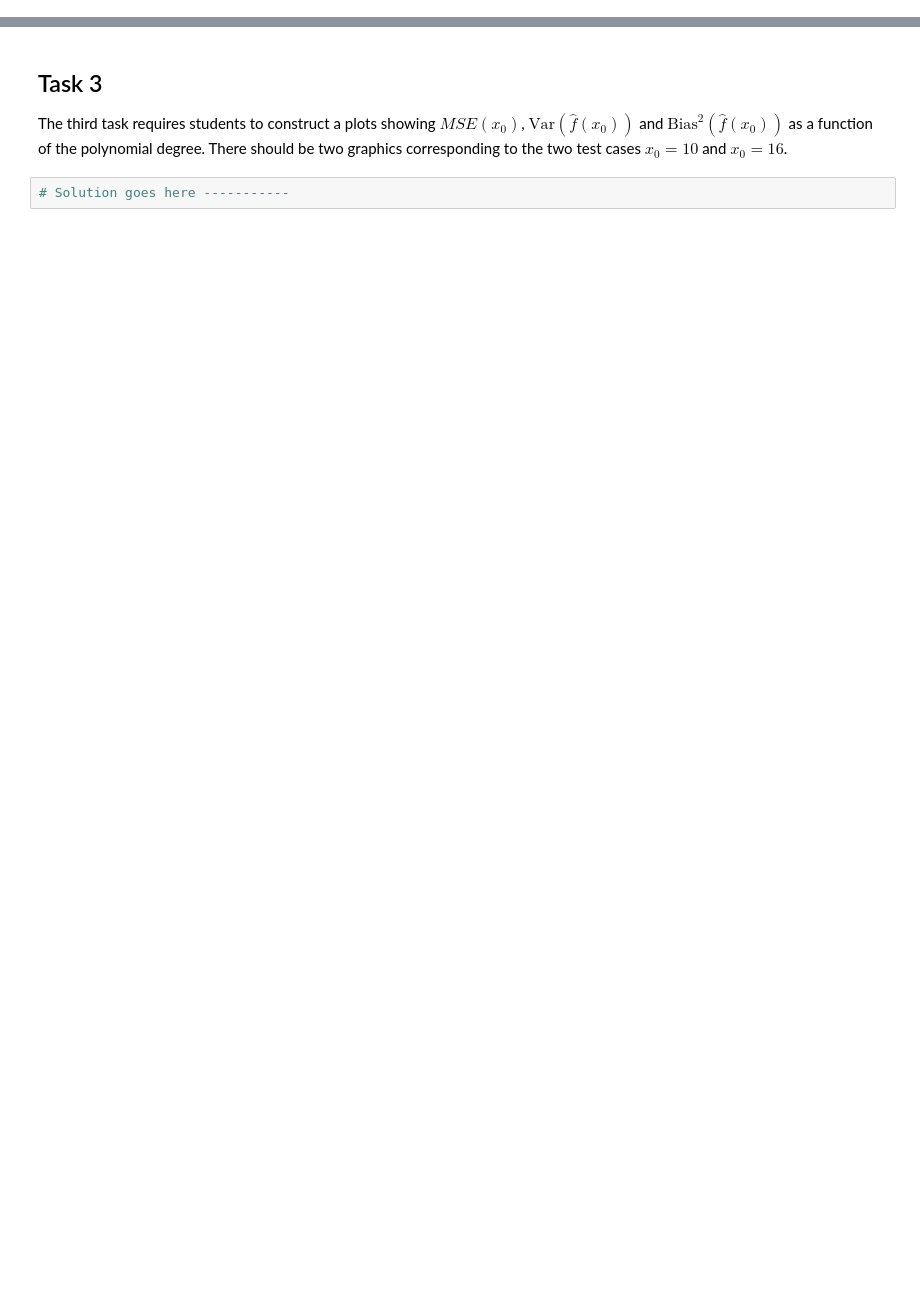
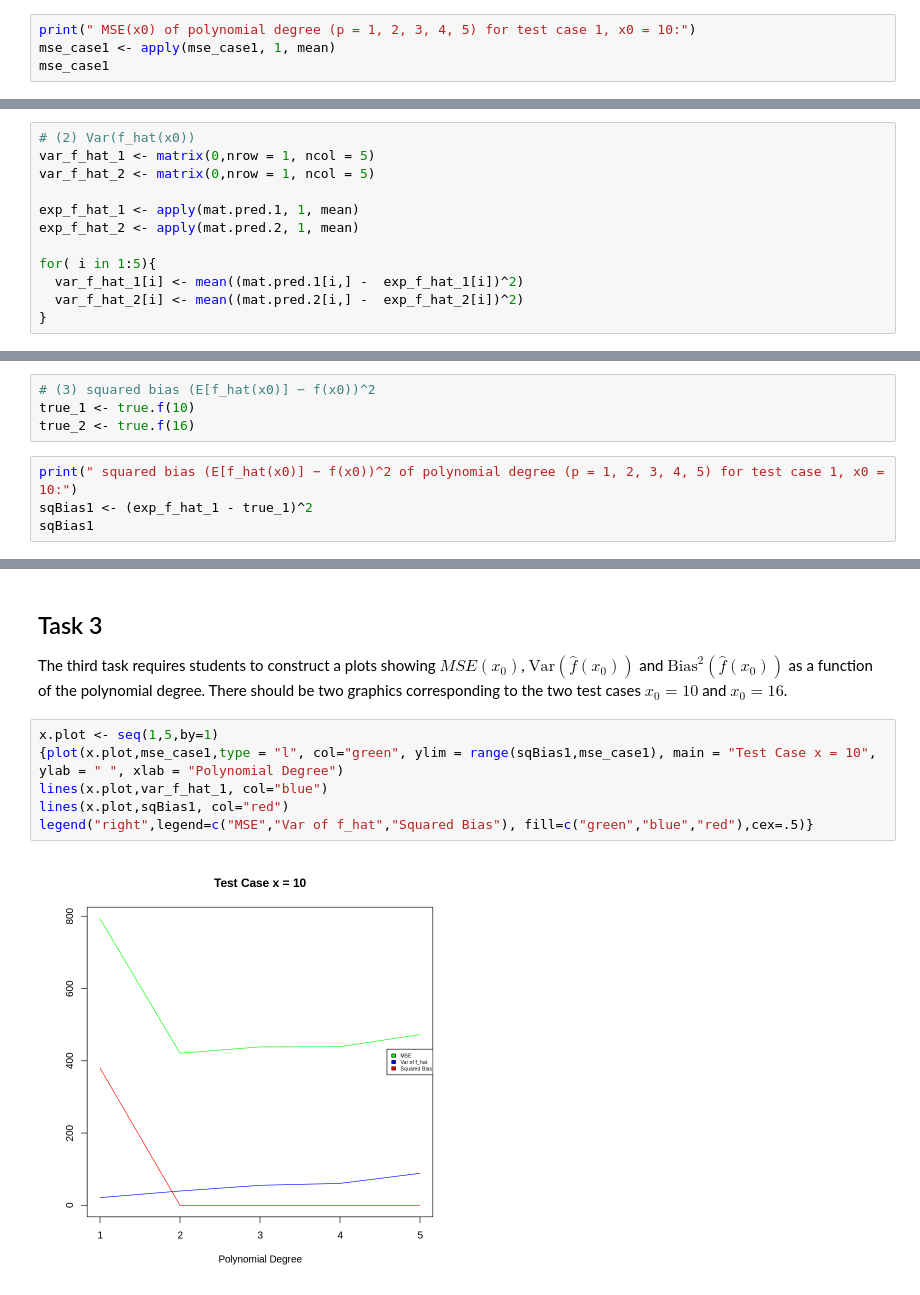
Before and after one commit to franciszh0716/5241StatisticalMachineLearning, a Jupyter notebook: lab1/Lab1_Bias_Var_Poly_Regression.ipynb, the cells around one changed output, grey strips where cells are left out. Drawn from its saved outputs; the diff is of its cells as text; blank space fills up the shorter version.

```diff
--- a/lab1/Lab1_Bias_Var_Poly_Regression.ipynb
+++ b/lab1/Lab1_Bias_Var_Poly_Regression.ipynb
@@ -257,0 +306,4 @@ After solving this problem, display the 6 vectors of interest.
+# %%
+print(" MSE(x0) of polynomial degree (p = 1, 2, 3, 4, 5) for test case 1, x0 = 10:")
+mse_case1 <- apply(mse_case1, 1, mean)
+mse_case1
@@ -257,0 +320,12 @@ After solving this problem, display the 6 vectors of interest.
+# %%
+# (2) Var(f_hat(x0))
+var_f_hat_1 <- matrix(0,nrow = 1, ncol = 5)
+var_f_hat_2 <- matrix(0,nrow = 1, ncol = 5)
+
+exp_f_hat_1 <- apply(mat.pred.1, 1, mean)
+exp_f_hat_2 <- apply(mat.pred.2, 1, mean)
+
+for( i in 1:5){
+  var_f_hat_1[i] <- mean((mat.pred.1[i,] -  exp_f_hat_1[i])^2)
+  var_f_hat_2[i] <- mean((mat.pred.2[i,] -  exp_f_hat_2[i])^2)
+}
@@ -257,0 +346,8 @@ After solving this problem, display the 6 vectors of interest.
+# %%
+# (3) squared bias (E[f_hat(x0)] − f(x0))^2
+true_1 <- true.f(10)
+true_2 <- true.f(16)
+# %%
+print(" squared bias (E[f_hat(x0)] − f(x0))^2 of polynomial degree (p = 1, 2, 3, 4, 5) for test case 1, x0 = 10:")
+sqBias1 <- (exp_f_hat_1 - true_1)^2
+sqBias1
@@ -260,5 +366,11 @@ After solving this problem, display the 6 vectors of interest.
 ## Task 3
 
 The third task requires students to construct a plots showing $MSE(x_0)$, $\text{Var}(\hat{f}(x_0))$ and $\text{Bias}^2(\hat{f}(x_0))$ as a function of the polynomial degree. There should be two graphics corresponding to the two test cases $x_0=10$ and $x_0=16$.
-# %%
-# Solution goes here -----------
+# %%
+x.plot <- seq(1,5,by=1)
+{plot(x.plot,mse_case1,type = "l", col="green", ylim = range(sqBias1,mse_case1), main = "Test Case x = 10", ylab = " ", xlab = "Polynomial Degree")
+lines(x.plot,var_f_hat_1, col="blue")
+lines(x.plot,sqBias1, col="red")
+legend("right",legend=c("MSE","Var of f_hat","Squared Bias"), fill=c("green","blue","red"),cex=.5)}
+# %% [output]
+[figure, added]
```
Also changed, not shown: parts of 15 cells of this notebook.
